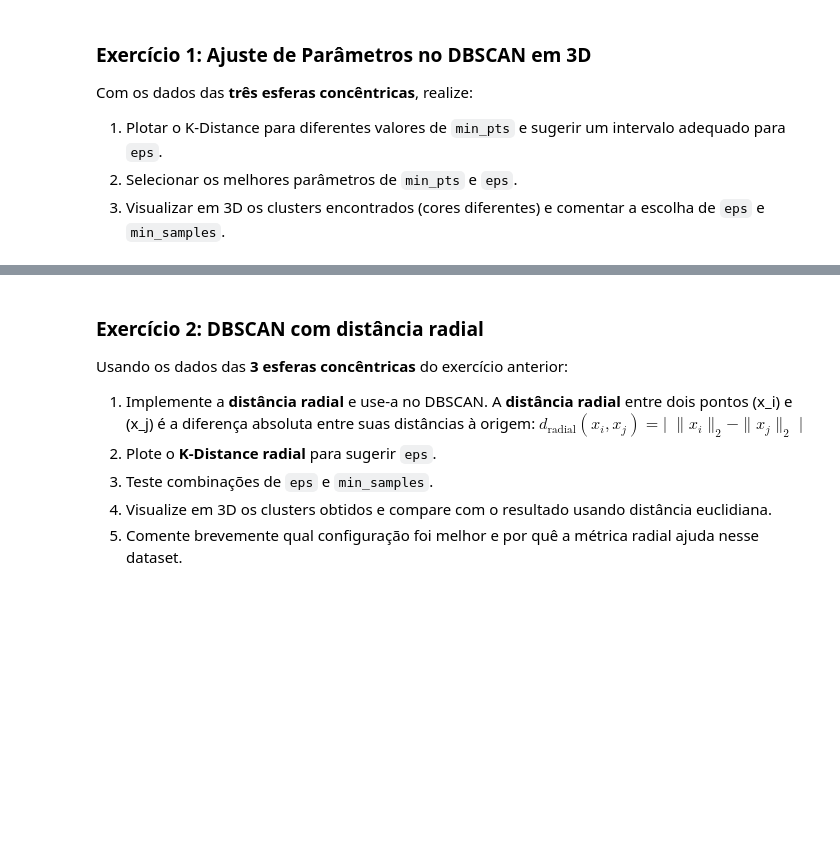
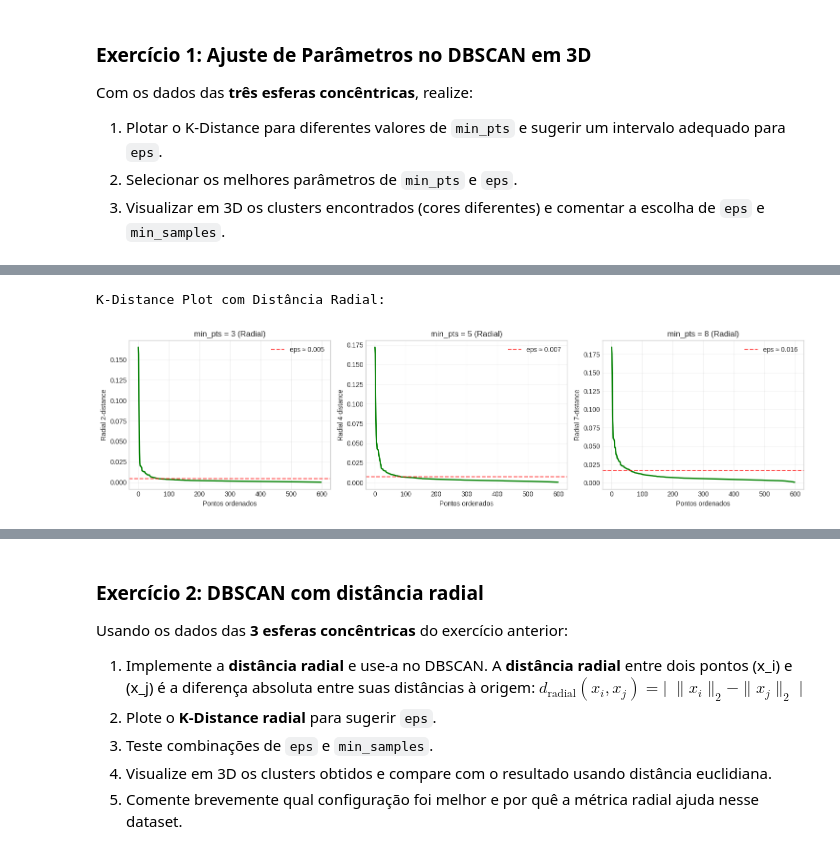
Before and after one commit to jonas07br/AM---ATT--PYTHON, a Jupyter notebook: 04 - DBSCAN.ipynb, the cells around one changed output, grey strips where cells are left out. Drawn from its saved outputs; the diff is of its cells as text; code cells hidden in the pictures; blank space fills up the shorter version.

```diff
--- a/04 - DBSCAN.ipynb
+++ b/04 - DBSCAN.ipynb
@@ -668,0 +1017,73 @@ fig.show()
+# %%
+# 2. Plotar o K-Distance radial para sugerir eps
+
+def plot_k_distance_radial(X, min_pts_values, title="K-Distance Radial Plot"):
+    """Plota K-Distance usando distância radial"""
+    fig, axes = plt.subplots(1, len(min_pts_values), figsize=(15, 4))
+    if len(min_pts_values) == 1:
+        axes = [axes]
+
+    suggested_eps_radial = []
+
+    # Calcular normas dos pontos
+    norms = np.linalg.norm(X, axis=1)
+
+    for i, min_pts in enumerate(min_pts_values):
+        k = int(min_pts - 1)
+
+        # Para cada ponto, encontrar as k menores distâncias radiais
+        radial_distances = []
+        for j in range(len(X)):
+            # Calcular distância radial de todos os outros pontos para o ponto j
+            radial_dists = np.abs(norms - norms[j])
+            # Ordenar e pegar a k-ésima menor distância (excluindo o próprio ponto)
+            sorted_dists = np.sort(radial_dists)
+            if len(sorted_dists) > k:
+                radial_distances.append(sorted_dists[k])  # k-ésima distância (0-indexado)
+            else:
+                radial_distances.append(sorted_dists[-1])
+
+        radial_distances = np.array(radial_distances)
+        k_distances_sorted = np.sort(radial_distances)[::-1]  # ordem decrescente
+
+        # Plot
+        axes[i].plot(range(len(k_distances_sorted)), k_distances_sorted, linewidth=2, color='green')
+        axes[i].set_xlabel("Pontos ordenados")
+        axes[i].set_ylabel(f"Radial {k}-distance")
+        axes[i].set_title(f"min_pts = {min_pts} (Radial)")
+        axes[i].grid(True, alpha=0.3)
+
+        # Encontrar o "cotovelo" - simplificado
+        if len(k_distances_sorted) > 20:
+            # Usar o método do gradiente
+            grad = np.gradient(k_distances_sorted)
+            grad2 = np.gradient(grad)
+
+            start_idx = len(k_distances_sorted) // 10
+            end_idx = len(k_distances_sorted) - start_idx
+
+            if start_idx < end_idx:
+                cotovelo_idx = start_idx + np.argmax(np.abs(grad2[start_idx:end_idx]))
+                eps_sugerido = k_distances_sorted[cotovelo_idx]
+                suggested_eps_radial.append(eps_sugerido)
+
+                axes[i].axhline(y=eps_sugerido, color='red', linestyle='--', alpha=0.7,
+                               label=f'eps ≈ {eps_sugerido:.3f}')
+                axes[i].legend()
+            else:
+                suggested_eps_radial.append(None)
+        else:
+            suggested_eps_radial.append(None)
+
+    plt.tight_layout()
+    plt.show()
+
+    return suggested_eps_radial
+
+# Análise K-Distance radial
+print("K-Distance Plot com Distância Radial:")
+min_pts_values = [3, 5, 8]
+eps_radial_suggested = plot_k_distance_radial(X_spheres, min_pts_values)
+# %% [output]
+K-Distance Plot com Distância Radial:
+[figure, added]
```
Also changed, not shown: parts of 33 cells of this notebook, 3 other files.
